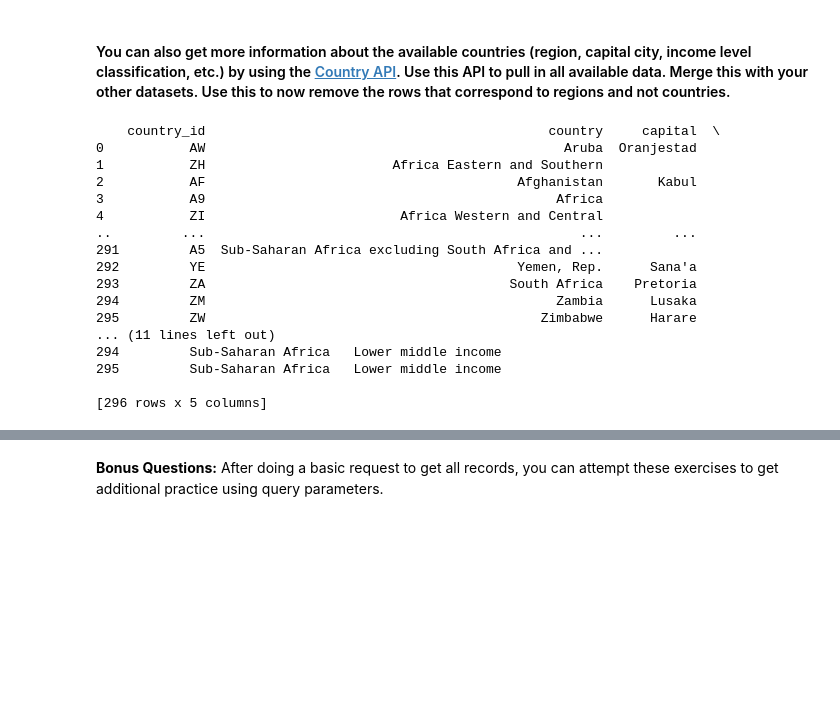
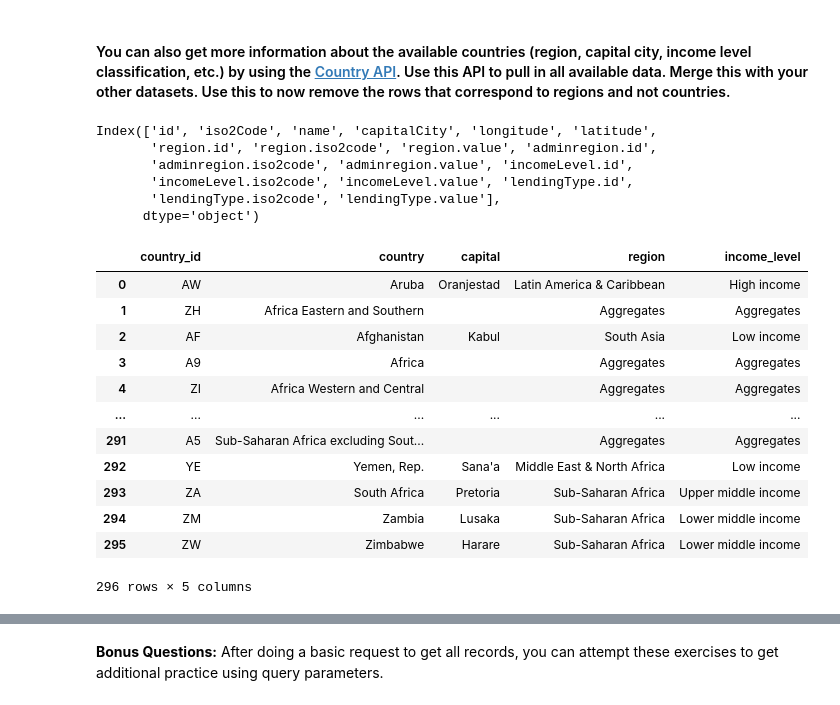
Before and after one commit to nss-data-science-cohort-8/un-exploration-ndpawar1981, a Jupyter notebook: Notebooks/UNData_API_Exercise.ipynb, the cells around one changed output, grey strips where cells are left out. Saved outputs shown, nothing was run; the diff lists cells and outputs as text; code cells hidden in the pictures; blank space fills up the shorter version.

```diff
--- a/Notebooks/UNData_API_Exercise.ipynb
+++ b/Notebooks/UNData_API_Exercise.ipynb
@@ -175,43 +175,52 @@ params = {
 
 response = requests.get(endpoint, params = params)
 
-res = response.json()
+country_df = pd.json_normalize(response.json()[1])
+country_df.columns
+# %% [output]
+Index(['id', 'iso2Code', 'name', 'capitalCity', 'longitude', 'latitude',
+       'region.id', 'region.iso2code', 'region.value', 'adminregion.id',
+       'adminregion.iso2code', 'adminregion.value', 'incomeLevel.id',
+       'incomeLevel.iso2code', 'incomeLevel.value', 'lendingType.id',
+       'lendingType.iso2code', 'lendingType.value'],
+      dtype='object')
+# %%
+country_df = country_df.drop(columns=['id','longitude','latitude','region.id','region.iso2code','adminregion.id','adminregion.iso2code', 'adminregion.value', 'incomeLevel.id',
+'incomeLevel.iso2code', 'lendingType.id','lendingType.iso2code', 'lendingType.value'])
+country_df = country_df.rename(columns={"iso2Code": "country_id", "name": "country","capitalCity":"capital","region.value":"region","incomeLevel.value" : "income_level"})
+country_df
+# %% [output]
+|  | country_id | country | capital | region | income_level |
+| 0 | AW | Aruba | Oranjestad | Latin America & Caribbean | High income |
+| 1 | ZH | Africa Eastern and Southern |  | Aggregates | Aggregates |
+| 2 | AF | Afghanistan | Kabul | South Asia | Low income |
+| 3 | A9 | Africa |  | Aggregates | Aggregates |
+| 4 | ZI | Africa Western and Central |  | Aggregates | Aggregates |
+| ... | ... | ... | ... | ... | ... |
+| 291 | A5 | Sub-Saharan Africa excluding Sout... |  | Aggregates | Aggregates |
+| 292 | YE | Yemen, Rep. | Sana'a | Middle East & North Africa | Low income |
+| 293 | ZA | South Africa | Pretoria | Sub-Saharan Africa | Upper middle income |
+| 294 | ZM | Zambia | Lusaka | Sub-Saharan Africa | Lower middle income |
+| 295 | ZW | Zimbabwe | Harare | Sub-Saharan Africa | Lower middle income |
+296 rows × 5 columns
 # %%
-country_code_list = []
-country_name_List = []
-country_capital_list = []
-country_region_list = []
-country_income_list =[]
+#country_code_list = []
+#country_name_List = []
+#country_capital_list = []
+#country_region_list = []
+#country_income_list =[]
 
-for i in range(len(res[1])):
-    country_code_list.append(res[1][i]['iso2Code'])
-    country_name_List.append(res[1][i]['name'])
-    country_capital_list.append(res[1][i]['capitalCity'])
-    country_region_list.append(res[1][i]['region']['value'])
-    country_income_list.append(res[1][i]['incomeLevel']['value'])
+#for i in range(len(res[1])):
+#    country_code_list.append(res[1][i]['iso2Code'])
+#    country_name_List.append(res[1][i]['name'])
+#    country_capital_list.append(res[1][i]['capitalCity'])
+#    country_region_list.append(res[1][i]['region']['value'])
+#    country_income_list.append(res[1][i]['incomeLevel']['value'])
 
-country_dict = {'country_id': country_code_list, 'country': country_name_List, 'capital': country_capital_list, 'region': country_region_list, 'income_level': country_income_list}
-country_df = pd.DataFrame(country_dict)
+#country_dict = {'country_id': country_code_list, 'country': country_name_List, 'capital': country_capital_list, 'region': country_region_list, 'income_level': country_income_list}
+#country_df = pd.DataFrame(country_dict)
 
-print(country_df)
+#print(country_df)
-# %% [output]
-    country_id                                            country     capital  \
-0           AW                                              Aruba  Oranjestad
-1           ZH                        Africa Eastern and Southern
-2           AF                                        Afghanistan       Kabul
-3           A9                                             Africa
-4           ZI                         Africa Western and Central
-..         ...                                                ...         ...
-291         A5  Sub-Saharan Africa excluding South Africa and ...
-292         YE                                        Yemen, Rep.      Sana'a
-293         ZA                                       South Africa    Pretoria
-294         ZM                                             Zambia      Lusaka
-295         ZW                                           Zimbabwe      Harare
-... (11 lines left out)
-294         Sub-Saharan Africa   Lower middle income
-295         Sub-Saharan Africa   Lower middle income
-
-[296 rows x 5 columns]
 # %%
 gdp_le_country_final = gdp_le_df.merge(country_df,how='outer')
 gdp_le_country_final
```
Also changed, not shown: parts of 5 cells of this notebook.
